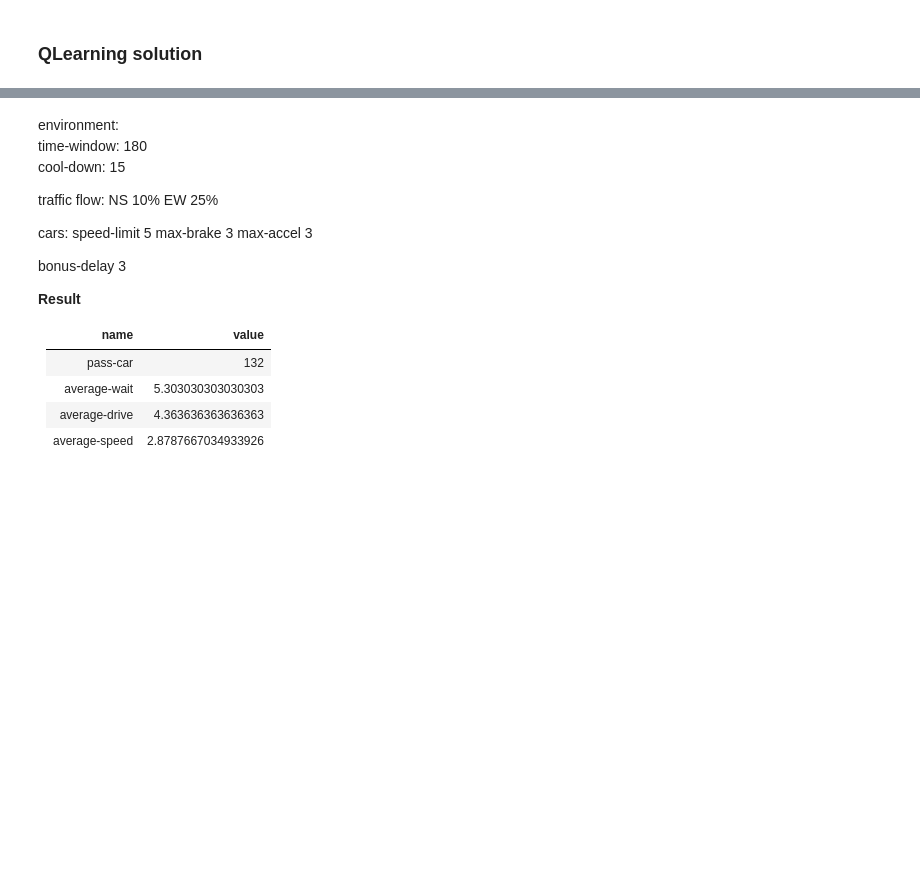
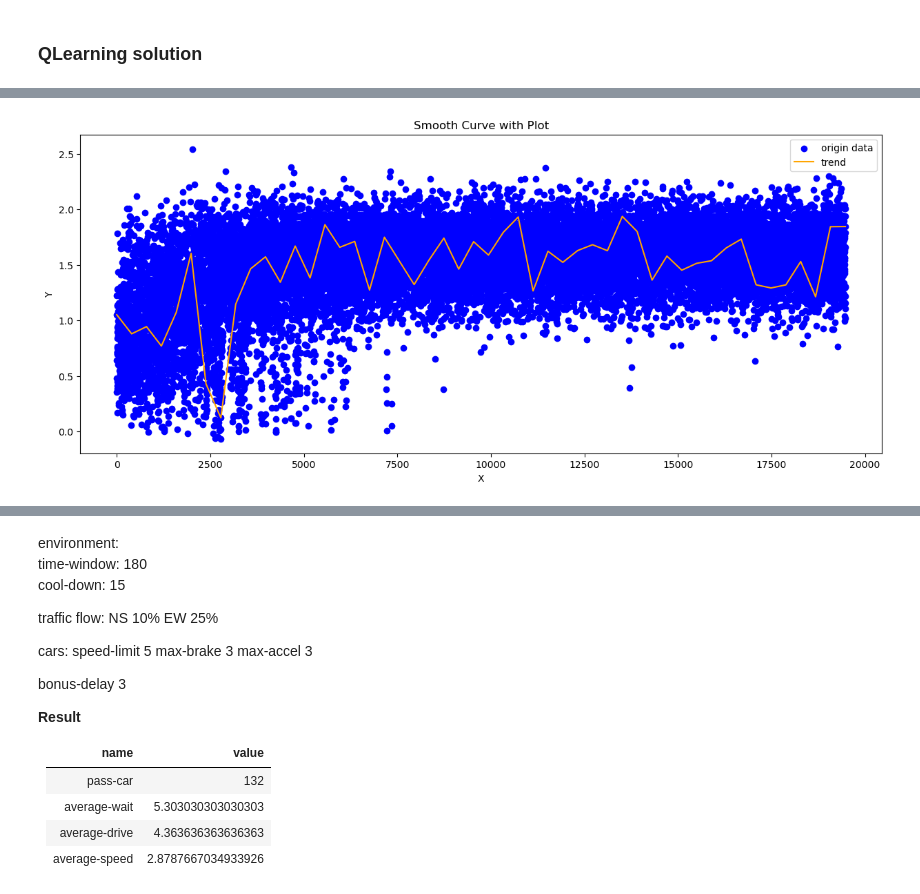
Before and after one commit to X-Fan-Jack/SmartTrafficLight-ABM-RL, a Jupyter notebook: data_analysis/project.ipynb, the cells around one changed output, grey strips where cells are left out. Cells and saved outputs as stored; diff of their text form; code cells hidden in the pictures; blank space fills up the shorter version.

```diff
--- a/data_analysis/project.ipynb
+++ b/data_analysis/project.ipynb
@@ -89,3 +91,6 @@ average_drive mean: 4.381012889460001
 average_speed mean: 2.900626862136667
 # %% [markdown]
 ### QLearning solution
+# %%
+csv_ql = pd.read_csv("./model_v3 Ave Reward Per Episode.csv")
+csv_ql.head()
@@ -91,0 +104,23 @@ average_speed mean: 2.900626862136667
+# %%
+y_data = csv_ql['y']
+
+x_data = range(len(y_data))
+x_new = np.linspace(min(x_data), max(x_data), 50)
+
+spl = make_interp_spline(x_data, y_data)
+y_smooth = spl(x_new)
+
+
+plt.figure(figsize=(15, 6))
+
+plt.scatter(x_data, y_data, color='blue', label='origin data')
+plt.plot(x_new, y_smooth, color='orange', label='trend')
+#plt.fill_between(x_new, y_smooth, y_data.max(), color='orange', alpha=0.3)
+
+plt.xlabel('X')
+plt.ylabel('Y')
+plt.title('Smooth Curve with Plot')
+plt.legend()
+plt.show()
+# %% [output]
+[figure, added]
```
Also changed, not shown: parts of 8 cells of this notebook, 2 other files.
